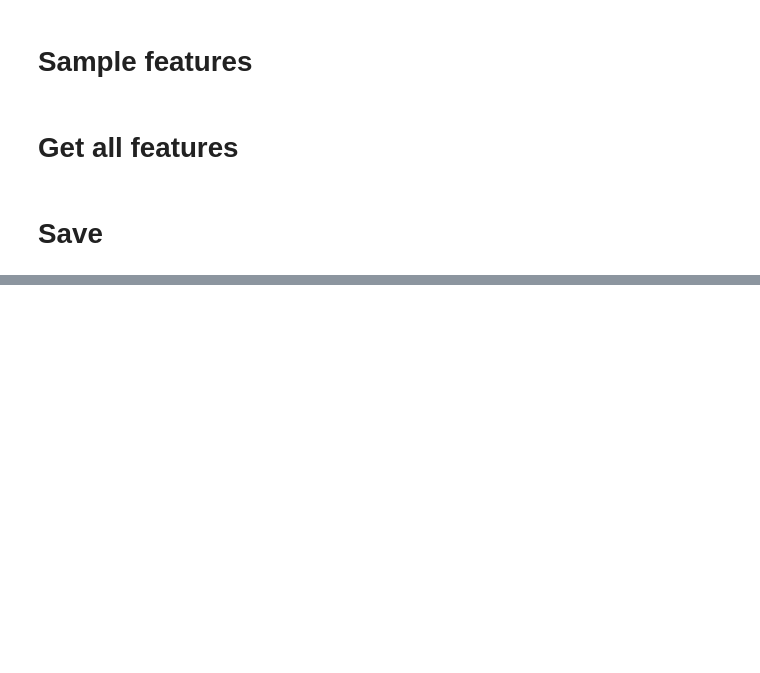
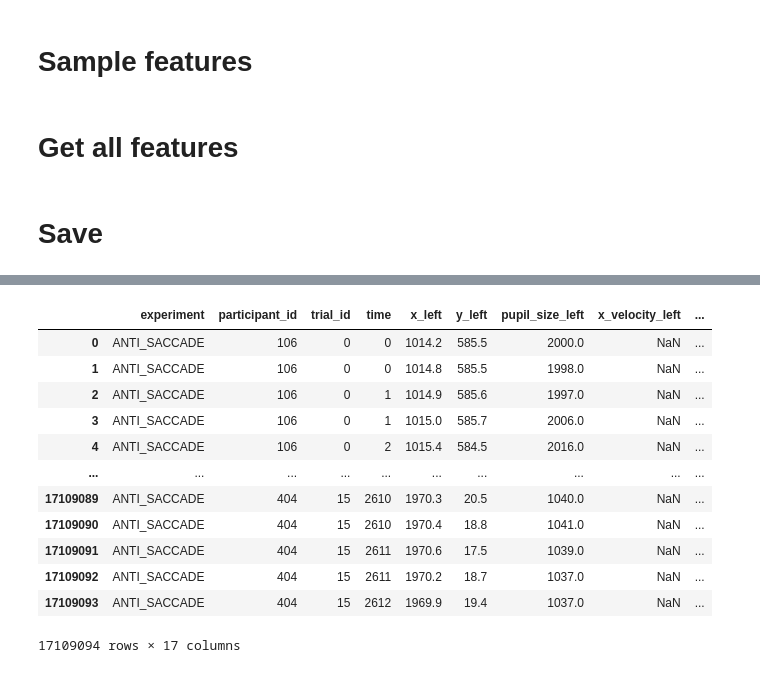
Before and after one commit to krusand/Analyzing-concussions-through-eyetracking-measurements, a Jupyter notebook: src/features/notebooks/anti_saccade_features.ipynb, the cells around one changed output, grey strips where cells are left out. Drawn from its saved outputs; the diff is of its cells as text; code cells hidden in the pictures; blank space fills up the shorter version.

```diff
--- a/src/features/notebooks/anti_saccade_features.ipynb
+++ b/src/features/notebooks/anti_saccade_features.ipynb
@@ -243,0 +244,16 @@ Error:
+# %%
+df_sample
+# %% [output]
+|  | experiment | participant_id | trial_id | time | x_left | y_left | pupil_size_left | x_velocity_left | ... |
+| 0 | ANTI_SACCADE | 106 | 0 | 0 | 1014.2 | 585.5 | 2000.0 | NaN | ... |
+| 1 | ANTI_SACCADE | 106 | 0 | 0 | 1014.8 | 585.5 | 1998.0 | NaN | ... |
+| 2 | ANTI_SACCADE | 106 | 0 | 1 | 1014.9 | 585.6 | 1997.0 | NaN | ... |
+| 3 | ANTI_SACCADE | 106 | 0 | 1 | 1015.0 | 585.7 | 2006.0 | NaN | ... |
+| 4 | ANTI_SACCADE | 106 | 0 | 2 | 1015.4 | 584.5 | 2016.0 | NaN | ... |
+| ... | ... | ... | ... | ... | ... | ... | ... | ... | ... |
+| 17109089 | ANTI_SACCADE | 404 | 15 | 2610 | 1970.3 | 20.5 | 1040.0 | NaN | ... |
+| 17109090 | ANTI_SACCADE | 404 | 15 | 2610 | 1970.4 | 18.8 | 1041.0 | NaN | ... |
+| 17109091 | ANTI_SACCADE | 404 | 15 | 2611 | 1970.6 | 17.5 | 1039.0 | NaN | ... |
+| 17109092 | ANTI_SACCADE | 404 | 15 | 2611 | 1970.2 | 18.7 | 1037.0 | NaN | ... |
+| 17109093 | ANTI_SACCADE | 404 | 15 | 2612 | 1969.9 | 19.4 | 1037.0 | NaN | ... |
+17109094 rows × 17 columns
```
Also changed, not shown: parts of 6 cells of this notebook, 1 other file.
